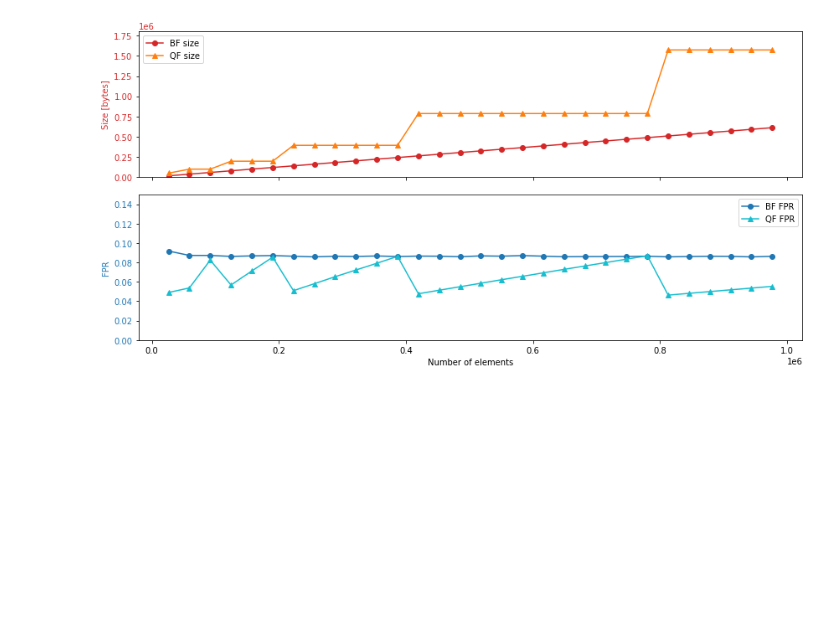
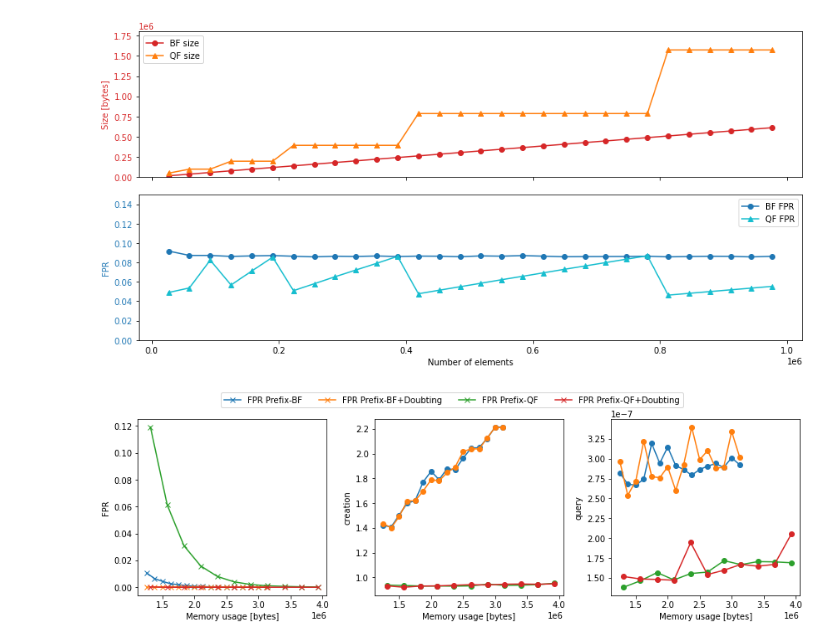
Before and after one commit to mpac123/RangeFiltering, a Jupyter notebook: bench/results-vis/visualise_results.ipynb, the cells around one changed output. Cells and saved outputs as stored; diff of their text form; code cells hidden in the pictures; blank space fills up the shorter version.

```diff
--- a/bench/results-vis/visualise_results.ipynb
+++ b/bench/results-vis/visualise_results.ipynb
@@ -468,3 +468,47 @@ plot_qf_n_vs_m('../results/qf/qf_n_vs_m_2.txt', "tikz/qf_n_vs_m_2.tex")
 # %% [output]
 [figure]
 [figure]
+# %%
+def draw_subplot_time(dir, filename, ax, time_type):
+
+    path = '../results/' + filename + "_" + time_type + ".txt"
+    if dir is not None:
+        path = '../results/' + dir + '/' + filename + "_" + time_type + ".txt"
+
+    df = pd.read_csv(path, index_col=0)
+
+    #plt.figure(figsize=(10, 6), dpi=80)
+    for col in df.columns[1:]:
+        ax.plot(df[df.columns[0]], df[col], '-o', label=col)
+
+    #ax.xlabel("Memory usage [bytes]")
+    #ax.ylabel("FPR")
+    #plt.legend(frameon=True)
+    #if dir is not None:
+    #    tikzplotlib.save("tikz/" + filename + "_" + dir + ".tex")
+    ax.set(xlabel="Memory usage [bytes]", ylabel=time_type)
+
+
+fig, (ax1, ax2, ax3) = plt.subplots(1,3, figsize=(12, 4))
+#plt.figure(figsize=(10, 6), dpi=80)
+#fig.set_figure(figsize=(10, 6), dpi=80)
+
+
+draw_subplot('100k_doubting_time', 'uniform_similar', ax1)
+draw_subplot_time('100k_doubting_time', 'uniform_similar', ax2, 'creation')
+draw_subplot_time('100k_doubting_time', 'uniform_similar', ax3, 'query')
+
+
+fig.tight_layout()
+#fig.legend(frameon=True)
+#fig.suptitle('Prefix filtering')
+#fig.subplots_adjust(left=0.15, top=0.95)
+
+handles, labels = axs[2,2].get_legend_handles_labels()
+fig.legend(handles, labels, loc='upper center', ncol=5)
+plt.subplots_adjust(top=0.88)
+
+#tikzplotlib.save("tikz/" + "prefix_filtering_100k_2nd" + ".tex")
+plt.show()
+# %% [output]
+[figure, added]
```
